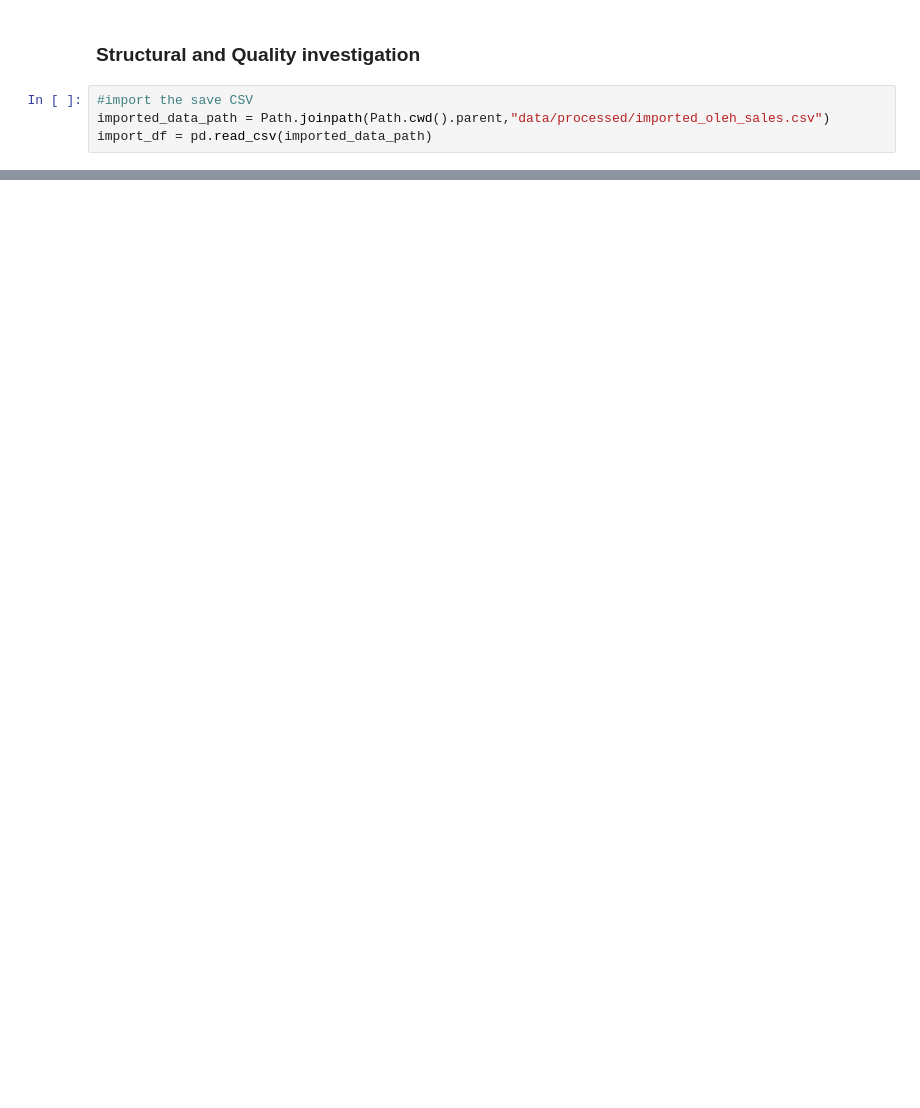
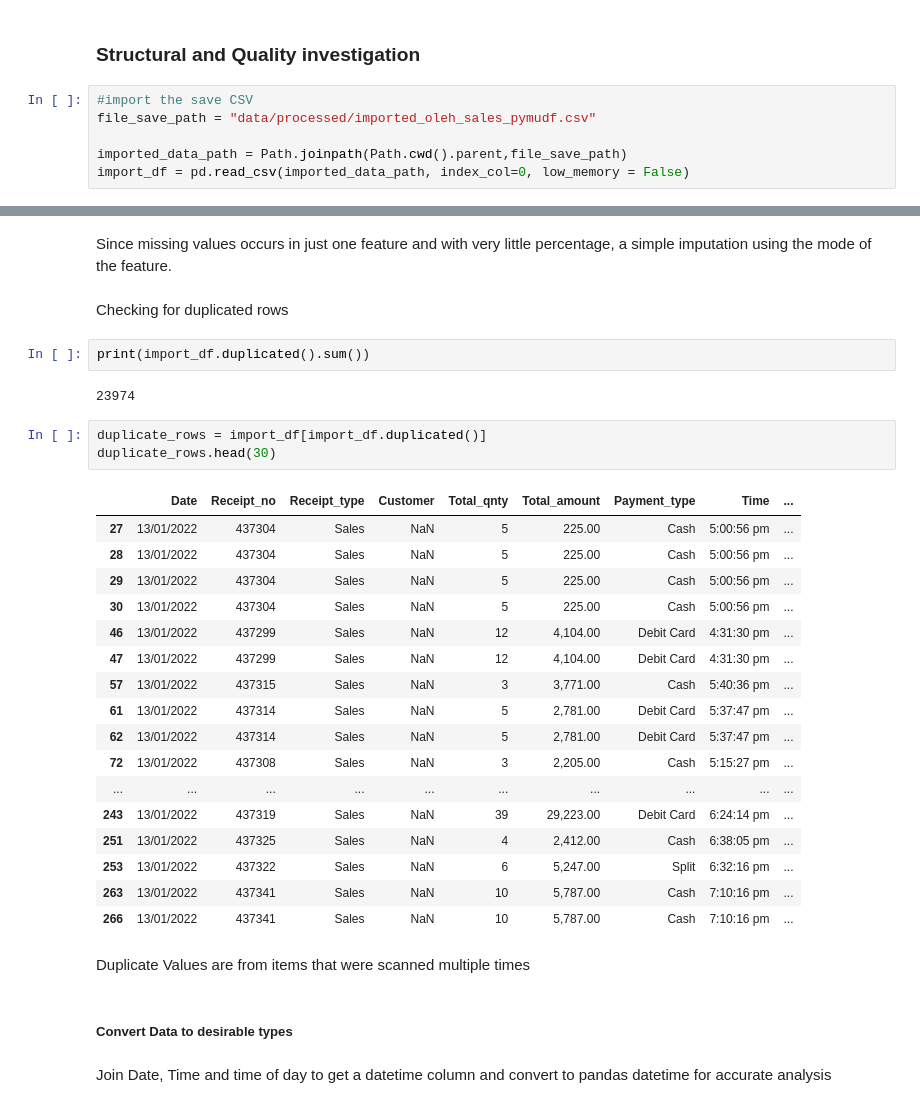
Before and after one commit to KessyLovely42/BritonandkayMLprojects, a Jupyter notebook: notebooks/oleh-salesforecasting-model-poc.ipynb, the cells around one changed output, grey strips where cells are left out. Drawn from its saved outputs; the diff is of its cells as text; blank space fills up the shorter version.

```diff
--- a/notebooks/oleh-salesforecasting-model-poc.ipynb
+++ b/notebooks/oleh-salesforecasting-model-poc.ipynb
@@ -105,5 +114,7 @@ main_df.to_csv(imported_data_path)
 ### Structural and Quality investigation
 # %%
 #import the save CSV
-imported_data_path = Path.joinpath(Path.cwd().parent,"data/processed/imported_oleh_sales.csv")
-import_df = pd.read_csv(imported_data_path)
+file_save_path = "data/processed/imported_oleh_sales_pymudf.csv"
+
+imported_data_path = Path.joinpath(Path.cwd().parent,file_save_path)
+import_df = pd.read_csv(imported_data_path, index_col=0, low_memory = False)
@@ -114,0 +180,35 @@ import_df.shape
+# %% [markdown]
+Since missing values occurs in just one feature and with very little percentage, a simple imputation using the mode of the feature.
+# %% [markdown]
+Checking for duplicated rows
+# %%
+print(import_df.duplicated().sum())
+# %% [output]
+23974
+# %%
+duplicate_rows = import_df[import_df.duplicated()]
+duplicate_rows.head(30)
+# %% [output]
+|  | Date | Receipt_no | Receipt_type | Customer | Total_qnty | Total_amount | Payment_type | Time | ... |
+| 27 | 13/01/2022 | 437304 | Sales | NaN | 5 | 225.00 | Cash | 5:00:56 pm | ... |
+| 28 | 13/01/2022 | 437304 | Sales | NaN | 5 | 225.00 | Cash | 5:00:56 pm | ... |
+| 29 | 13/01/2022 | 437304 | Sales | NaN | 5 | 225.00 | Cash | 5:00:56 pm | ... |
+| 30 | 13/01/2022 | 437304 | Sales | NaN | 5 | 225.00 | Cash | 5:00:56 pm | ... |
+| 46 | 13/01/2022 | 437299 | Sales | NaN | 12 | 4,104.00 | Debit Card | 4:31:30 pm | ... |
+| 47 | 13/01/2022 | 437299 | Sales | NaN | 12 | 4,104.00 | Debit Card | 4:31:30 pm | ... |
+| 57 | 13/01/2022 | 437315 | Sales | NaN | 3 | 3,771.00 | Cash | 5:40:36 pm | ... |
+| 61 | 13/01/2022 | 437314 | Sales | NaN | 5 | 2,781.00 | Debit Card | 5:37:47 pm | ... |
+| 62 | 13/01/2022 | 437314 | Sales | NaN | 5 | 2,781.00 | Debit Card | 5:37:47 pm | ... |
+| 72 | 13/01/2022 | 437308 | Sales | NaN | 3 | 2,205.00 | Cash | 5:15:27 pm | ... |
+| ... | ... | ... | ... | ... | ... | ... | ... | ... | ... |
+| 243 | 13/01/2022 | 437319 | Sales | NaN | 39 | 29,223.00 | Debit Card | 6:24:14 pm | ... |
+| 251 | 13/01/2022 | 437325 | Sales | NaN | 4 | 2,412.00 | Cash | 6:38:05 pm | ... |
+| 253 | 13/01/2022 | 437322 | Sales | NaN | 6 | 5,247.00 | Split | 6:32:16 pm | ... |
+| 263 | 13/01/2022 | 437341 | Sales | NaN | 10 | 5,787.00 | Cash | 7:10:16 pm | ... |
+| 266 | 13/01/2022 | 437341 | Sales | NaN | 10 | 5,787.00 | Cash | 7:10:16 pm | ... |
+# %% [markdown]
+Duplicate Values are from items that were scanned multiple times
+# %% [markdown]
+##### Convert Data to desirable types
+# %% [markdown]
+Join Date, Time and time of day to get a datetime column and convert to pandas datetime for accurate analysis
```
Also changed, not shown: parts of 50 cells of this notebook.
